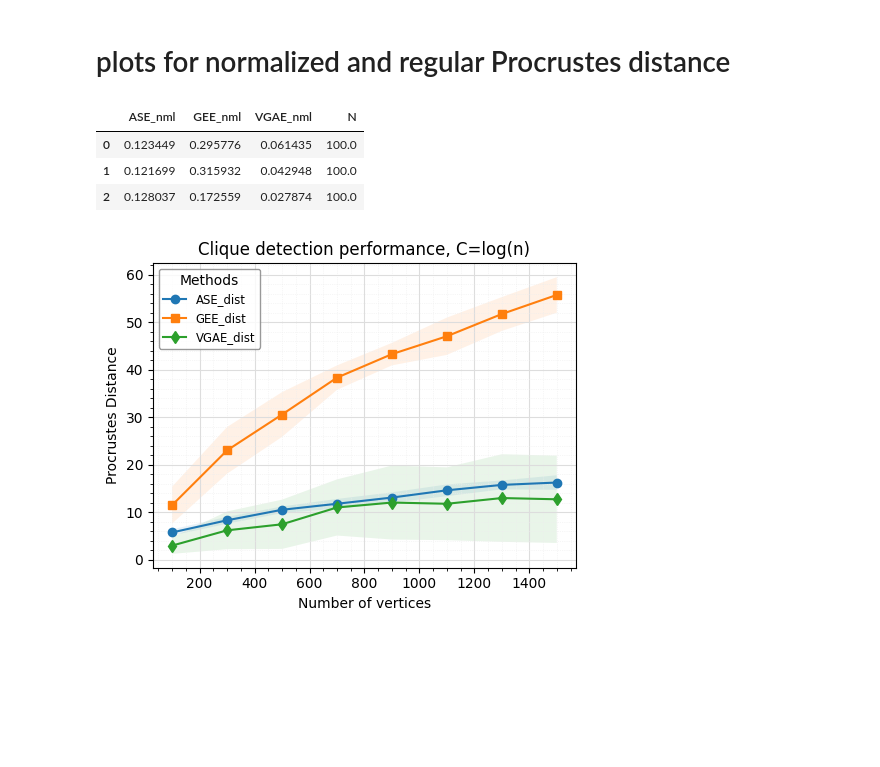
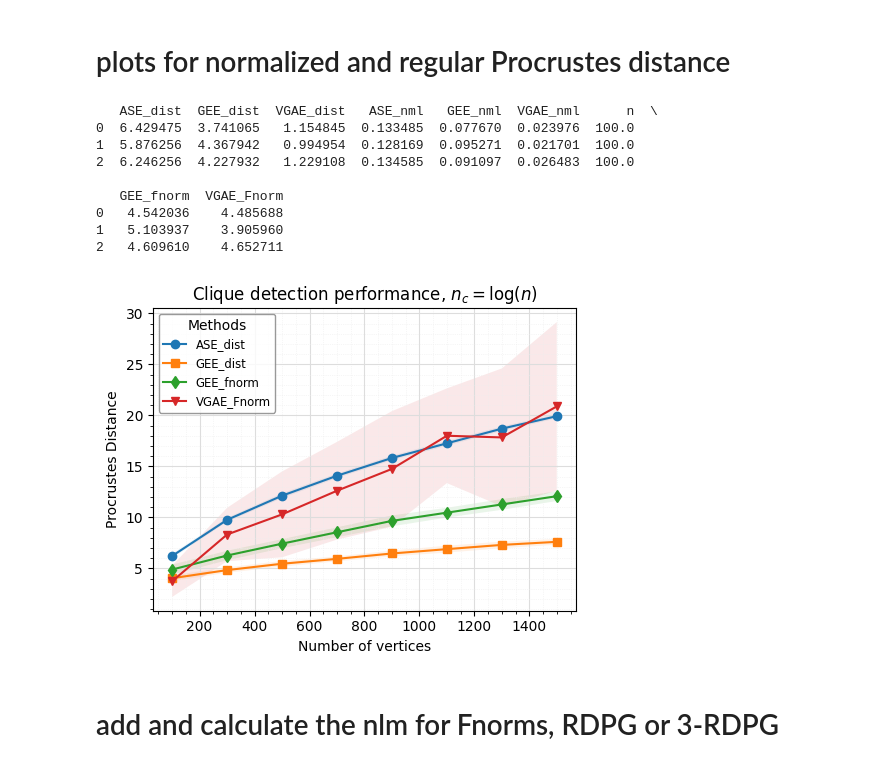
Before and after one commit to tong-qii/Clique_detection, a Jupyter notebook: EU_email.ipynb, the cells around one changed output. Saved outputs shown, nothing was run; the diff lists cells and outputs as text; code cells hidden in the pictures; blank space fills up the shorter version.

```diff
--- a/EU_email.ipynb
+++ b/EU_email.ipynb
@@ -76,7 +76,7 @@ def procrustes(X, Y, type="I"):
 
     tmp = X.T @ Y
     U, s, Vt = np.linalg.svd(tmp,full_matrices=False)
-    W = U @ Vt.T
+    W = U @ Vt
     error = np.linalg.norm(X @ W - Y, ord="fro")
 
     return {"error": error, "W": W}
@@ -202,3 +202,5 @@ array([[1, 1, 0, ..., 0, 0, 0],
        [0, 0, 0, ..., 0, 0, 0],
        [0, 0, 0, ..., 0, 0, 0],
        [0, 0, 0, ..., 0, 0, 0]])
+# %%
+A1 = np.maximum( A0, A0.transpose() )
@@ -477,25 +440,26 @@ frame.set_edgecolor('grey')
 # plots for normalized and regular Procrustes distance
 # %%
 # CAUTION
-# read dataset
-#readdata = genfromtxt('./sim_data/sim_data_nml_dirichletlog(n)^21500.csv', delimiter=',')
-readdata = pd.read_csv ('./sim_data/rdm_nml_dirichlet3rdpgloglog(n)1500.csv',sep=',')
-#data = np.reshape(readdata, (sim*len(nvs), 7))
-#df = pd.DataFrame(data)
-readdata.columns =['ASE_dist','GEE_dist','VGAE_dist','ASE_nml','GEE_nml','VGAE_nml','N']
-distdf = readdata[['ASE_dist','GEE_dist','VGAE_dist','N']]
-meltdf = pd.melt(distdf, id_vars=['N'], var_name='variable', value_name='value')
+# LOAD DATA
+#readdata = pd.read_csv ('./sim_data/new_sim/rdpgnocluster_02n1500.csv',sep=',',header = 0)
+readdata = pd.read_csv ('./sim_data/rdpg3cluster_logn1500.csv',sep=',',header = 0)
+readdata = readdata.rename(columns={'GAE_nml':'VGAE_nml'})
+print(readdata.head(3))
+
+#distdf = readdata[['ASE_dist','GEE_dist','n','VGAE_Fnorm','GEE_dist2','GEE_fnorm']]
+distdf = readdata[['ASE_dist','GEE_dist','n','VGAE_Fnorm','GEE_fnorm']]
+meltdf = pd.melt(distdf, id_vars=['n'], var_name='variable', value_name='value')
 summary_functions = {'value': ['min', 'mean', 'max', 'std']}
-finaldf = meltdf.groupby(['N', 'variable']).agg(summary_functions)
+finaldf = meltdf.groupby(['n', 'variable']).agg(summary_functions)
 finaldf.columns = ['_'.join(col).strip() for col in finaldf.columns.values]
 finaldf.reset_index(inplace=True)
-#finaldf['D_R'] = finaldf['variable'].apply(lambda x: 'Dist' if x in ['GEE_dist', 'ASE_dist', 'GAE_dist'] else 'Normalized')
-
-# get sub-dataframe for the distance plot
-nmldf = readdata[['ASE_nml','GEE_nml','VGAE_nml','N']]
-nmldf.head(3)
 # %% [output]
-|  | ASE_nml | GEE_nml | VGAE_nml | N |
-| 0 | 0.123449 | 0.295776 | 0.061435 | 100.0 |
-| 1 | 0.121699 | 0.315932 | 0.042948 | 100.0 |
-| 2 | 0.128037 | 0.172559 | 0.027874 | 100.0 |
+   ASE_dist  GEE_dist  VGAE_dist   ASE_nml   GEE_nml  VGAE_nml      n  \
+0  6.429475  3.741065   1.154845  0.133485  0.077670  0.023976  100.0
+1  5.876256  4.367942   0.994954  0.128169  0.095271  0.021701  100.0
+2  6.246256  4.227932   1.229108  0.134585  0.091097  0.026483  100.0
+
+   GEE_fnorm  VGAE_Fnorm
+0   4.542036    4.485688
+1   5.103937    3.905960
+2   4.609610    4.652711
@@ -509,38 +471,40 @@ fig, ax = plt.subplots(figsize=(5, 4))
 #ax.set_facecolor("#fafafa")
 
 for item in [fig, ax]:
     item.patch.set_visible(True)
 
 for variable, group in finaldf.groupby('variable'):
-    ax.plot(group['N'], group['value_mean'], label=variable)
-    ax.fill_between(group['N'], group['value_mean'] - group['value_std'],
+    ax.plot(group['n'], group['value_mean'], label=variable)
+    ax.fill_between(group['n'], group['value_mean'] - group['value_std'],
                     group['value_mean'] + group['value_std'], alpha=0.1)
     ax.grid(True)
     ax.grid(which='major', color='#DDDDDD', linewidth=0.8)
     ax.grid(which='minor', color='#EEEEEE', linestyle=':', linewidth=0.5)
     ax.minorticks_on()
 
 
 ax.set(xlabel='Number of vertices', ylabel='Procrustes Distance',
-       title='Clique detection performance, C='+cliquesize)
+       title='Clique detection performance, $n_c = \log(n)$')#+cliquesize) $$$$$$$$$$$$$$$$$$$$$$$$$
 # ax.set_facecolor("white")
 
 # set markers
-#markers = ['o', 's', 'd','v','x','8']
-markers = ['o', 's', 'd']
+markers = ['o', 's', 'd','v','8']
+#markers = ['o', 's', 'd']
 for i, line in enumerate(ax.get_lines()):
     line.set_marker(markers[i])
 
 #ax.legend(ax.get_lines(), finaldf.columns, loc='upper left', ncol=2)
 
 plt.tight_layout()
 
 legend = plt.legend(frameon = 1,loc = 2,title="Methods",fontsize='small',fancybox=True )
 frame = legend.get_frame()
 frame.set_facecolor('white')
 frame.set_edgecolor('grey')
 
-plt.show()
-#plt.savefig('./plots/rdm_diri_3rdpglogn' + cliquesize + '.png')
+#plt.show()
+#plt.savefig('./plots/newplots2/rdpg3_02n.png') #+ cliquesize + '.png')
 # %% [output]
-[figure, old version]
+[figure, new version]
+# %% [markdown]
+# add and calculate the nlm for Fnorms, RDPG or 3-RDPG
```
Also changed, not shown: parts of 11 cells of this notebook, 3 other files.
